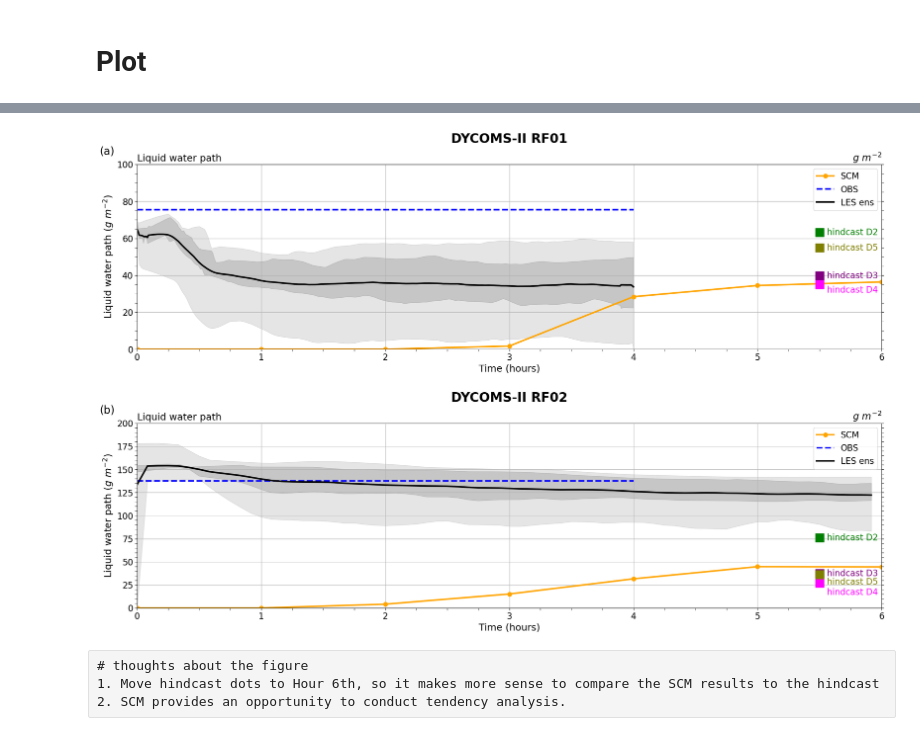
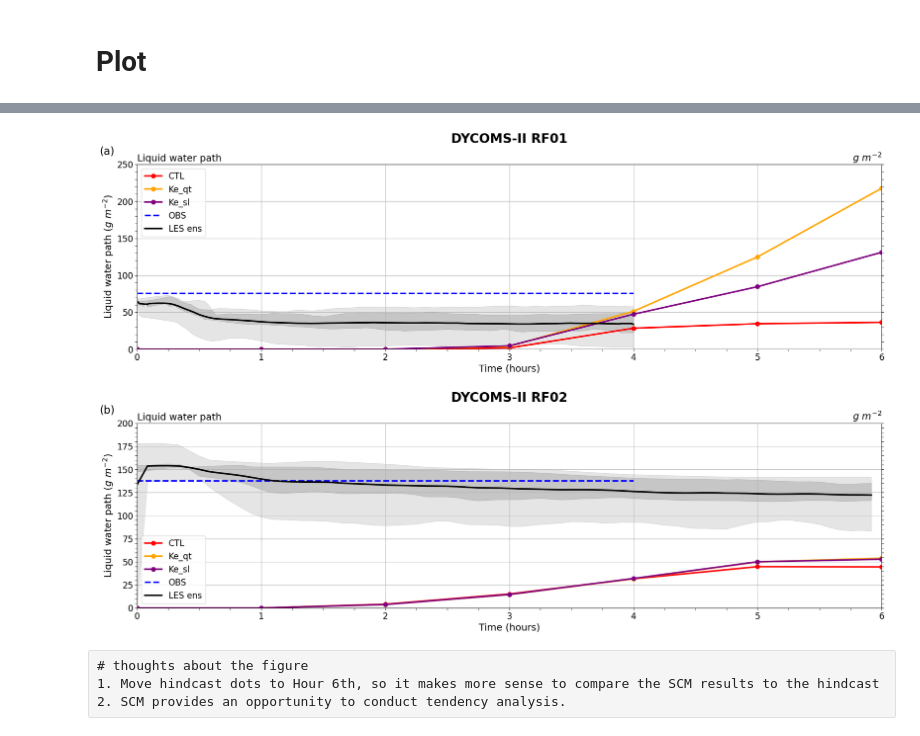
Before and after one commit to yihsuanchen/TaiESM_ideas_test, a Jupyter notebook: TaiESM_Sc_entrain/plot/plot_fig_xy_series-SCM.ipynb, the cells around one changed output, grey strips where cells are left out. Drawn from its saved outputs; the diff is of its cells as text; code cells hidden in the pictures.

Commit message:
plot 3 SCM cases

```diff
--- a/TaiESM_Sc_entrain/plot/plot_fig_xy_series-SCM.ipynb
+++ b/TaiESM_Sc_entrain/plot/plot_fig_xy_series-SCM.ipynb
@@ -381,8 +423,13 @@ def plot_time_series_LWP_SCM_LES(ax, choice):
         tt_les = les_rf01_tt
 
         #--- SCM
-        lwp_scm = scm_rf01_lwp
-        tt_scm  = scm_rf01_tt
+        #lwp_scm = scm_rf01_lwp
+        #tt_scm  = scm_rf01_tt
+
+        lwp_scm = [scm_rf01_lwp, scm_rf01_lwp_ke_qt, scm_rf01_lwp_ke_sl]
+        colors_scm = ["red","orange","purple"]
+        labels_scm = ["CTL","Ke_qt","Ke_sl"]
+        tt_scm  = [scm_rf01_tt]*3
 
         #--- obs
         lwp_obs = lwp_obs_rf01
@@ -392,7 +439,7 @@ def plot_time_series_LWP_SCM_LES(ax, choice):
         lwp_hindcast = lwp_hindcast_rf01
 
         mainstring = "DYCOMS-II RF01"
-        ylim = [0,100]
+        ylim = [0,250]
 
     elif choice == "RF02":
         #--- LES intercomparison
@@ -405,8 +452,13 @@ def plot_time_series_LWP_SCM_LES(ax, choice):
         tt_les = les_rf02_tt
 
         #--- SCM
-        lwp_scm = scm_rf02_lwp
-        tt_scm  = scm_rf02_tt
+        #lwp_scm = scm_rf02_lwp
+        #tt_scm  = scm_rf02_tt
+
+        lwp_scm = [scm_rf02_lwp, scm_rf02_lwp_ke_qt, scm_rf02_lwp_ke_sl]
+        colors_scm = ["red","orange","purple"]
+        labels_scm = ["CTL","Ke_qt","Ke_sl"]
+        tt_scm  = [scm_rf02_tt]*3
 
         #--- obs
         lwp_obs = lwp_obs_rf02
@@ -422,7 +474,18 @@ def plot_time_series_LWP_SCM_LES(ax, choice):
     linewidth = 3
 
     #--- plot SCM
-    ax.plot (tt_scm, lwp_scm, 'orange', marker="o", markersize=8, linewidth=linewidth, label = "SCM")
+    #ax.plot (tt_scm, lwp_scm, 'orange', marker="o", markersize=8, linewidth=linewidth, label = "SCM")
+    #ax.plot (tt_scm, lwp_scm, colors_scm, marker="o", markersize=8, linewidth=linewidth, label = labels_scm)
+    for lwp, c, lab in zip(lwp_scm, colors_scm, labels_scm):
+        ax.plot(
+        scm_rf01_tt,
+        lwp,
+        color=c,
+        marker="o",
+        markersize=8,
+        linewidth=linewidth,
+        label=lab
+    )
 
     #--- plot obs
     ax.plot (tt_obs, [lwp_obs,lwp_obs], 'b--', linewidth=linewidth, label="OBS")
@@ -466,7 +529,7 @@ def plot_time_series_LWP_SCM_LES(ax, choice):
 
     for i, (val, label) in enumerate(zip(selected_lwp, labels_hindcast_plot)):
         #ax.plot(tt_hindcast, val, linestyle="None", marker="s", markersize=20, label=label, color=colors_hindcast[i])
-        ax.plot(tt_hindcast, val, linestyle="None", marker="s", markersize=16, label=None, color=colors_hindcast[i])
+        #ax.plot(tt_hindcast, val, linestyle="None", marker="s", markersize=16, label=None, color=colors_hindcast[i])
 
         #--- adjust text Y value
         yval = val
@@ -477,10 +540,12 @@ def plot_time_series_LWP_SCM_LES(ax, choice):
         if choice=="RF02" and label=="hindcast D4": yval = val-10
         if choice=="RF02" and label=="hindcast D5": yval = val-8
 
-        ax.text(tt_hindcast+0.06, yval, label, fontsize=16, color=colors_hindcast[i], va='center')
+        #ax.text(tt_hindcast+0.06, yval, label, fontsize=16, color=colors_hindcast[i], va='center')
 
     #--- adjust figures
-    ax.legend(fontsize = 16, loc="upper right")
+    if choice=="RF01": ax.legend(fontsize = 16, loc="upper left")
+    if choice=="RF02": ax.legend(fontsize = 16, loc="lower left")
+
     ax.grid(True)
     ax.set_xlim(0,6)
     ax.set_ylim(ylim)
@@ -502,34 +567,34 @@ def plot_time_series_LWP_SCM_LES(ax, choice):
     minor_ticks = np.arange(0, 6, 1/4)
     minor_ticks = minor_ticks[np.abs(minor_ticks % 1) > 1e-8]  # remove major tick overlaps
     ax.set_xticks(minor_ticks, minor=True)
 
 #-----------
 # do_test
 #-----------
 do_test = "111"
 
 if do_test == "111":
     fig, (ax1,ax2) = plt.subplots(2,1, figsize=(25, 15))
 
     plot_time_series_LWP_SCM_LES(ax1, choice="RF01")
     plot_time_series_LWP_SCM_LES(ax2, choice="RF02")
 
     plt.subplots_adjust(hspace=0.4)  # Try values like 0.3, 0.5, etc.
 
     #--- add subplot labels
     import string
     def add_labels_to_subplots(axes, num_labels=20, fontsize=8):
         # Generate labels from "(a)" to the specified number of labels
         labels = [f"({char})" for char in string.ascii_lowercase[:num_labels]]
 
         for i, ax in enumerate(axes):
             if i < len(labels):  # Ensure we don't exceed the number of labels
                 ax.text(-0.05, 1.1, labels[i], transform=ax.transAxes, fontsize=20, verticalalignment='top')
 
     axes_all = [ax1, ax2]
     add_labels_to_subplots(axes_all)
 # %% [output]
-[figure, old version]
+[figure, new version]
 # %% [raw]
 # thoughts about the figure
 1. Move hindcast dots to Hour 6th, so it makes more sense to compare the SCM results to the hindcast
```
Also changed, not shown: parts of 4 cells of this notebook.
